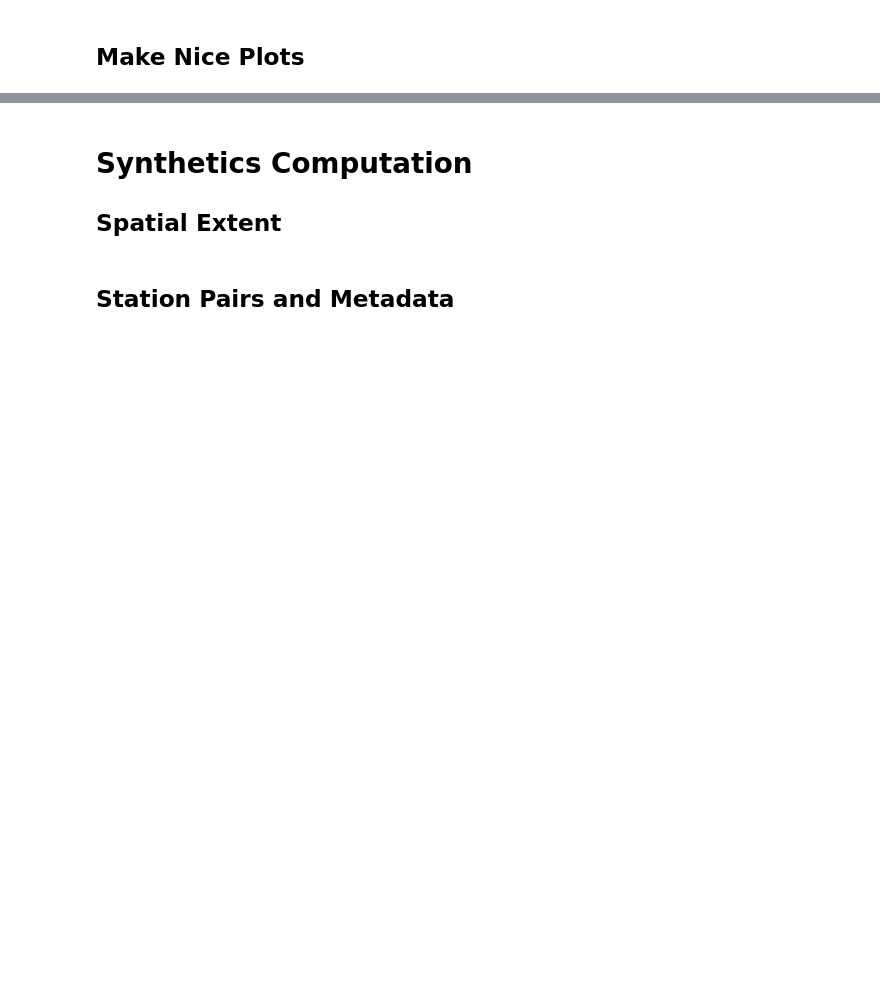
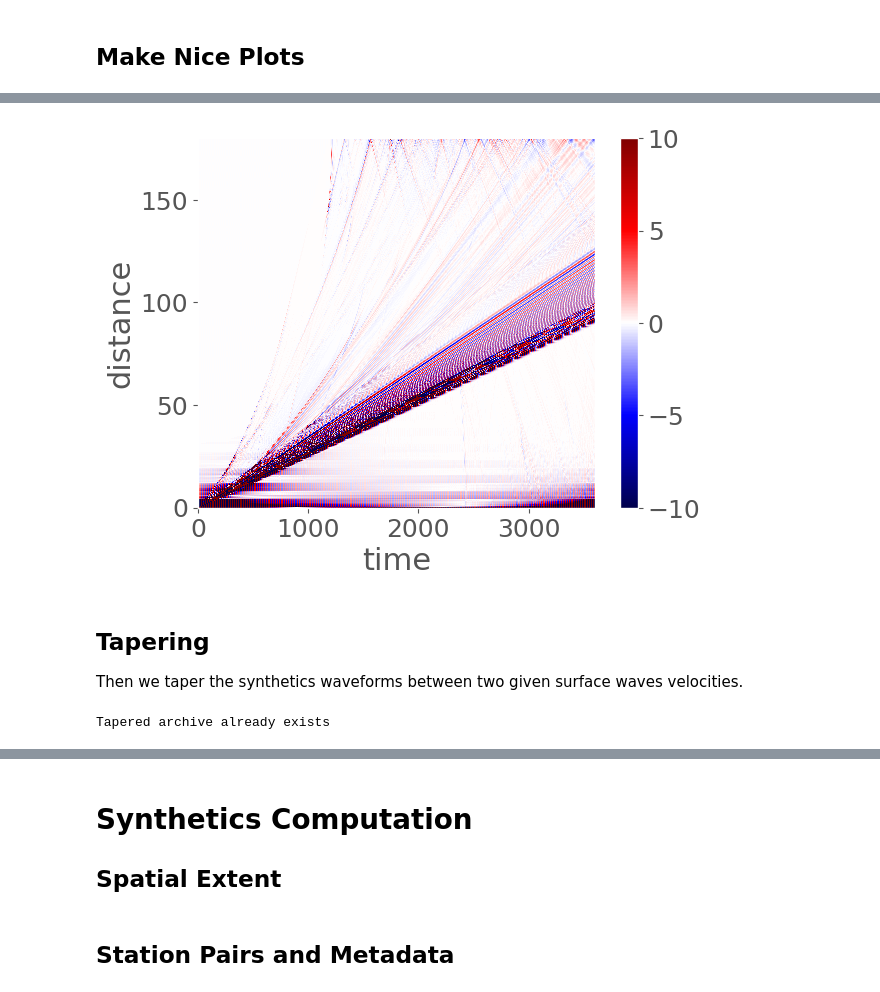
Before and after one commit to lystom/WMSAN, a Jupyter notebook: RAYLEIGH/synthetic_CCF.ipynb, the cells around one changed output, grey strips where cells are left out. Drawn from its saved outputs; the diff is of its cells as text; code cells hidden in the pictures; blank space fills up the shorter version.

```diff
--- a/RAYLEIGH/synthetic_CCF.ipynb
+++ b/RAYLEIGH/synthetic_CCF.ipynb
@@ -84,0 +70,32 @@ plt.show()
+# %%
+## Plot archive
+plt.figure()
+plt.pcolormesh(time, distance, archive,cmap='seismic', vmin=-10, vmax = 10)
+plt.colorbar()
+plt.xlabel('time')
+plt.ylabel('distance')
+plt.xlim(0, 3600)
+plt.show()
+# %% [output]
+[figure, added]
+# %% [markdown]
+## Tapering
+
+Then we taper the synthetics waveforms between two given surface waves velocities.
+# %%
+## Taper
+Umin = 2.8
+Umax = 3.9
+
+file_name_taper = './RUN_single_vertforce_iasp91_1.s_256c_3600_tapered.s.h5'
+
+if os.path.isfile(file_name_taper):
+    print('Tapered archive already exists')
+    ## Open tapered archive
+    h5_file = h5py.File(file_name_taper, 'r')
+    tapered_archive = h5_file['WAVEFORMS'][:]
+
+else:
+    tapered_archive = taper_axisem_archive(time, distance, umin = Umin, umax=Umax)
+# %% [output]
+Tapered archive already exists
```
Also changed, not shown: parts of 17 cells of this notebook, 2 other files.
